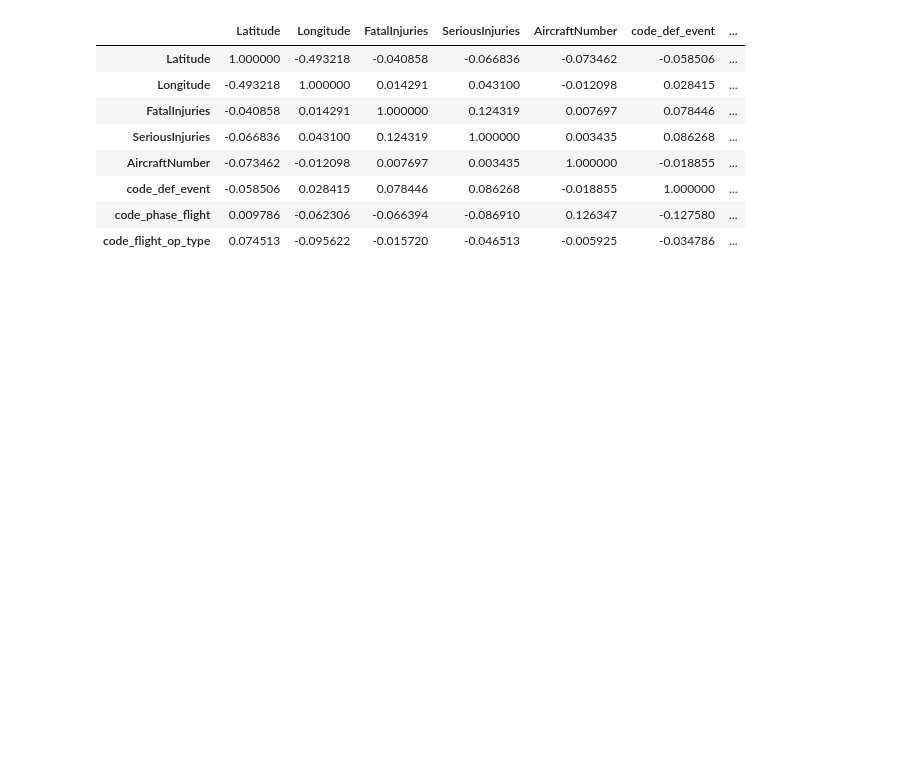
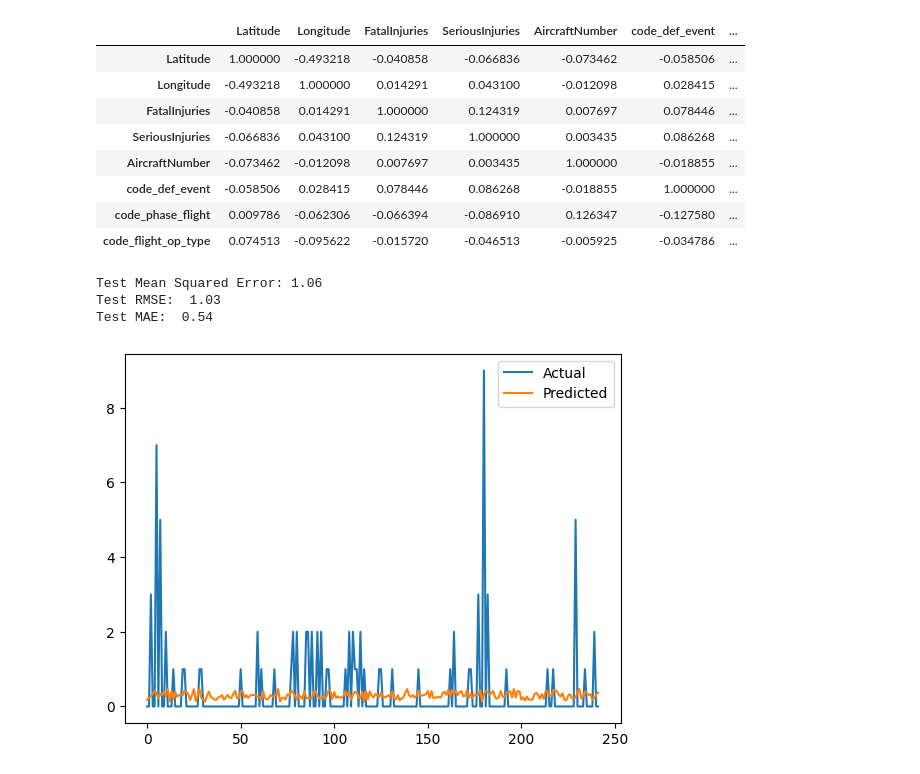
Before and after one commit to preethika-ajay/Air-Crash-Analysis-and-Prediction, a Jupyter notebook: DA_Paper_Draft_NTSB.ipynb, the cells around one changed output. Cells and saved outputs as stored; diff of their text form; code cells hidden in the pictures; blank space fills up the shorter version.

```diff
--- a/DA_Paper_Draft_NTSB.ipynb
+++ b/DA_Paper_Draft_NTSB.ipynb
@@ -153,0 +173,15 @@ aov_table
+# %%
+from sklearn import metrics
+
+print('Test Mean Squared Error:', round(metrics.mean_squared_error(Y_test,Y_test_pred), 2))
+print("Test RMSE: ",round(np.sqrt(metrics.mean_squared_error(Y_test,Y_test_pred)),2))
+print("Test MAE: ",round(metrics.mean_absolute_error(Y_test,Y_test_pred),2))
+# %% [output]
+Test Mean Squared Error: 1.06
+Test RMSE:  1.03
+Test MAE:  0.54
+# %%
+df_pred[['Actual', 'Predicted']].plot()
+plt.show()
+# %% [output]
+[figure, added]
```
Also changed, not shown: parts of 8 cells of this notebook.
